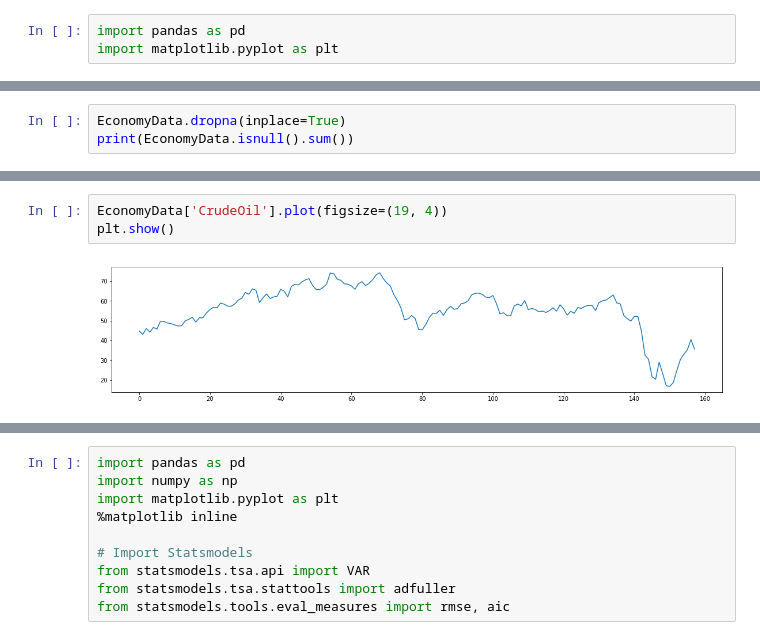
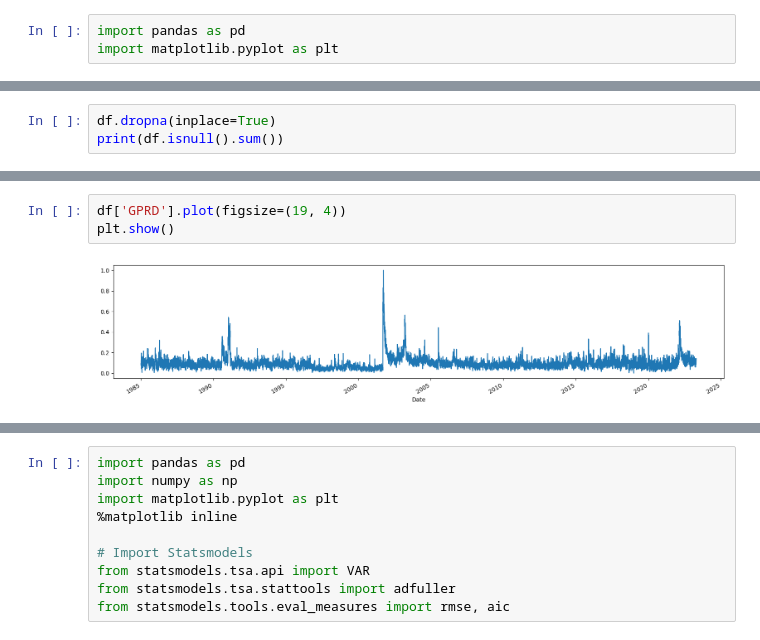
Before and after one commit to abaskon/Thesis, a Jupyter notebook: GPR_and_DBI.ipynb, the cells around one changed output, grey strips where cells are left out. Saved outputs shown, nothing was run; the diff lists cells and outputs as text.

```diff
--- a/GPR_and_DBI.ipynb
+++ b/GPR_and_DBI.ipynb
@@ -288,5 +286,5 @@ Gold           623
 dtype: int64
 # %%
-EconomyData.dropna(inplace=True)
-print(EconomyData.isnull().sum())
+df.dropna(inplace=True)
+print(df.isnull().sum())
 # %% [output]
@@ -356,5 +362,5 @@ plt.show()
 # %%
-EconomyData['CrudeOil'].plot(figsize=(19, 4))
+df['GPRD'].plot(figsize=(19, 4))
 plt.show()
 # %% [output]
-[figure, old version]
+[figure, new version]
```
Also changed, not shown: parts of 19 cells of this notebook.
